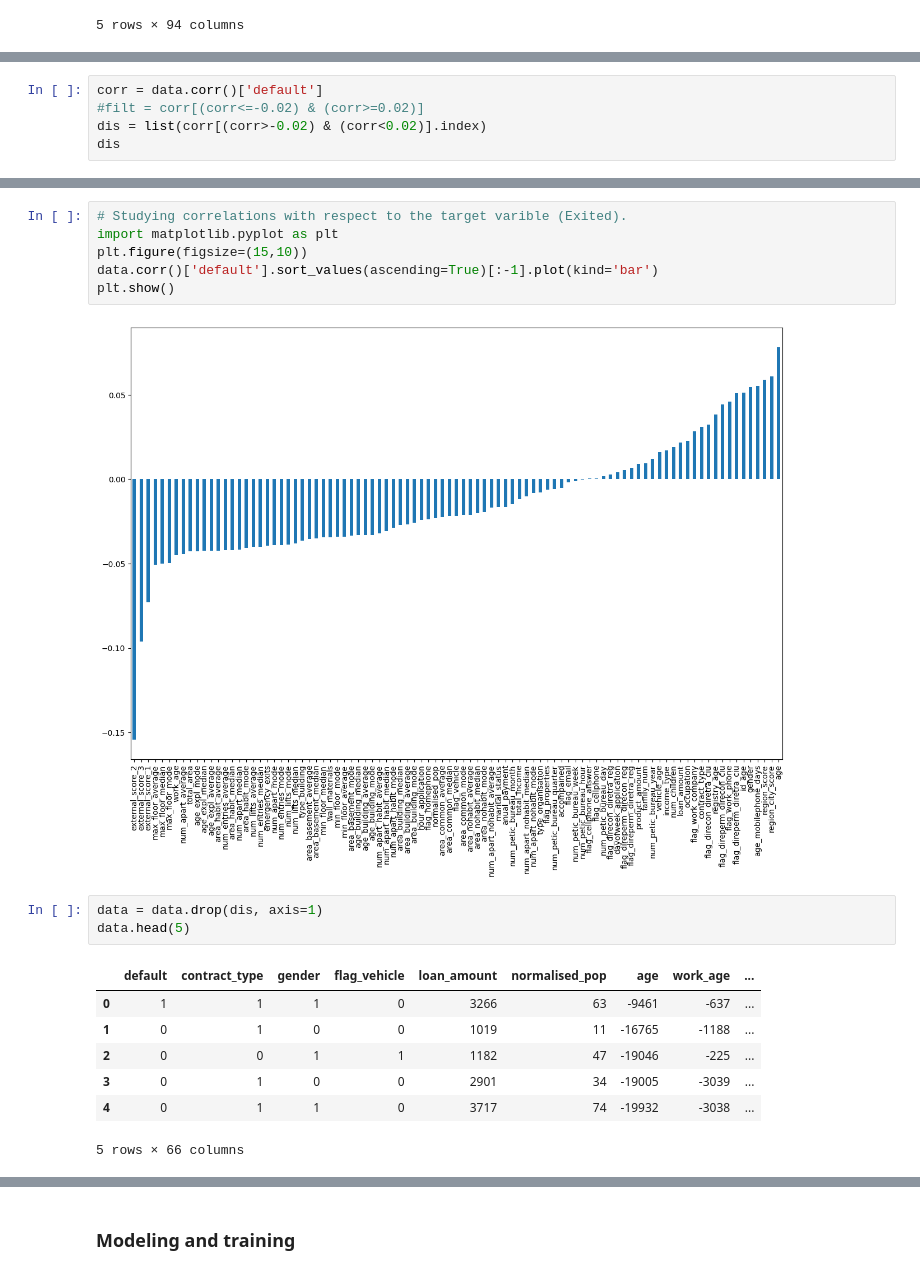
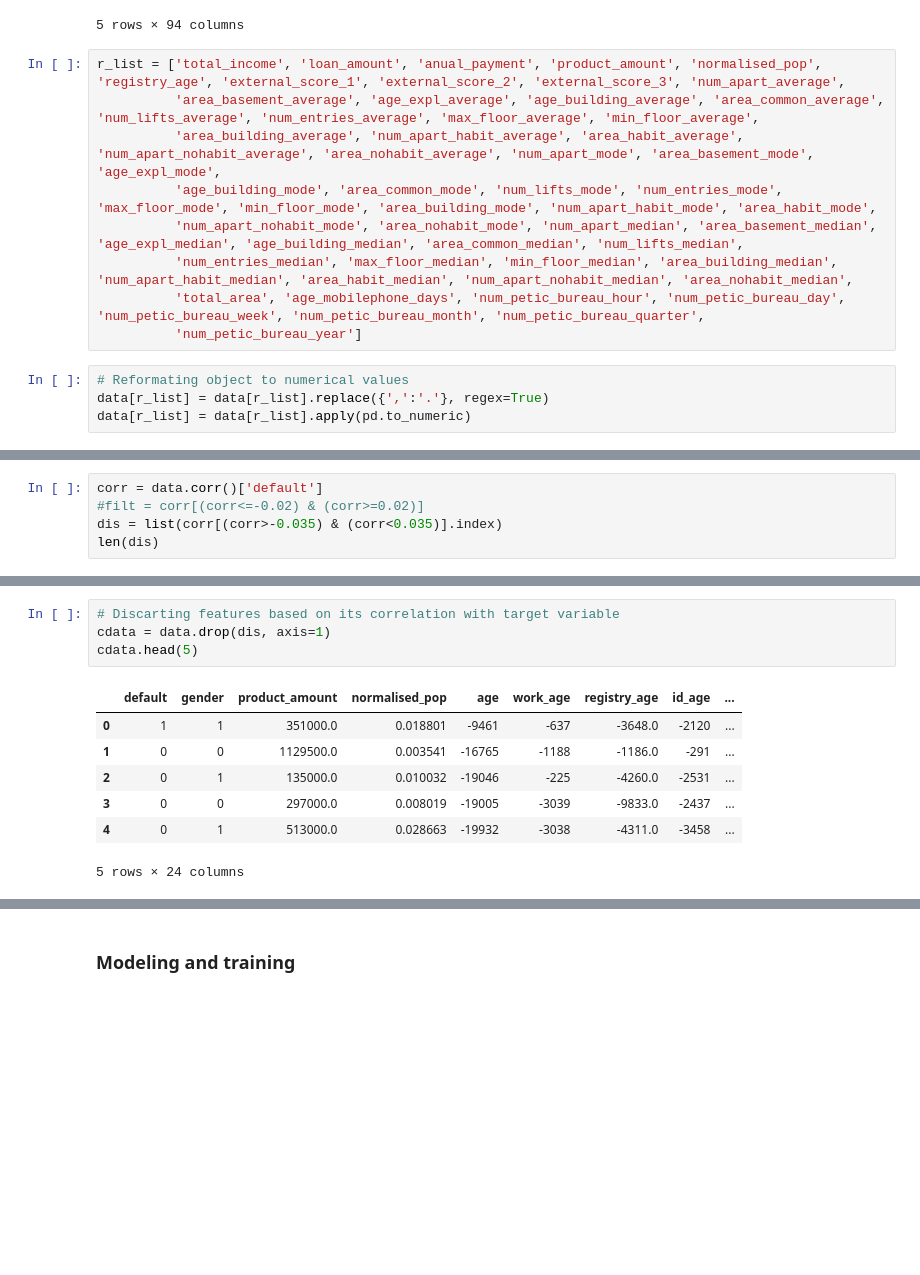
Before and after one commit to lsequera/ModellingChallenge, a Jupyter notebook: notebooks/Challenge.ipynb, the cells around one changed output, grey strips where cells are left out. Cells and saved outputs as stored; diff of their text form; blank space fills up the shorter version.

```diff
--- a/notebooks/Challenge.ipynb
+++ b/notebooks/Challenge.ipynb
@@ -63,3 +62,16 @@ data.head(5)
 | 3 | 0 | personal loan | F | N | Y | 0 | 135000 | ... |
 | 4 | 0 | personal loan | M | N | Y | 0 | 121500 | ... |
 5 rows × 94 columns
+# %%
+r_list = ['total_income', 'loan_amount', 'anual_payment', 'product_amount', 'normalised_pop', 'registry_age', 'external_score_1', 'external_score_2', 'external_score_3', 'num_apart_average',
+          'area_basement_average', 'age_expl_average', 'age_building_average', 'area_common_average', 'num_lifts_average', 'num_entries_average', 'max_floor_average', 'min_floor_average',
+          'area_building_average', 'num_apart_habit_average', 'area_habit_average', 'num_apart_nohabit_average', 'area_nohabit_average', 'num_apart_mode', 'area_basement_mode', 'age_expl_mode',
+          'age_building_mode', 'area_common_mode', 'num_lifts_mode', 'num_entries_mode', 'max_floor_mode', 'min_floor_mode', 'area_building_mode', 'num_apart_habit_mode', 'area_habit_mode',
+          'num_apart_nohabit_mode', 'area_nohabit_mode', 'num_apart_median', 'area_basement_median', 'age_expl_median', 'age_building_median', 'area_common_median', 'num_lifts_median',
+          'num_entries_median', 'max_floor_median', 'min_floor_median', 'area_building_median', 'num_apart_habit_median', 'area_habit_median', 'num_apart_nohabit_median', 'area_nohabit_median',
+          'total_area', 'age_mobilephone_days', 'num_petic_bureau_hour', 'num_petic_bureau_day', 'num_petic_bureau_week', 'num_petic_bureau_month', 'num_petic_bureau_quarter',
+          'num_petic_bureau_year']
+# %%
+# Reformating object to numerical values
+data[r_list] = data[r_list].replace({',':'.'}, regex=True)
+data[r_list] = data[r_list].apply(pd.to_numeric)
@@ -107,6 +138,6 @@ data.head(5)
 # %%
 corr = data.corr()['default']
 #filt = corr[(corr<=-0.02) & (corr>=0.02)]
-dis = list(corr[(corr>-0.02) & (corr<0.02)].index)
-dis
+dis = list(corr[(corr>-0.035) & (corr<0.035)].index)
+len(dis)
 # %% [output]
@@ -130,19 +145,12 @@ dis
-# %%
-# Studying correlations with respect to the target varible (Exited).
-import matplotlib.pyplot as plt
-plt.figure(figsize=(15,10))
-data.corr()['default'].sort_values(ascending=True)[:-1].plot(kind='bar')
-plt.show()
-# %% [output]
-[figure, removed]
 # %%
-data = data.drop(dis, axis=1)
-data.head(5)
+# Discarting features based on its correlation with target variable
+cdata = data.drop(dis, axis=1)
+cdata.head(5)
 # %% [output]
-|  | default | contract_type | gender | flag_vehicle | loan_amount | normalised_pop | age | work_age | ... |
-| 0 | 1 | 1 | 1 | 0 | 3266 | 63 | -9461 | -637 | ... |
-| 1 | 0 | 1 | 0 | 0 | 1019 | 11 | -16765 | -1188 | ... |
-| 2 | 0 | 0 | 1 | 1 | 1182 | 47 | -19046 | -225 | ... |
-| 3 | 0 | 1 | 0 | 0 | 2901 | 34 | -19005 | -3039 | ... |
-| 4 | 0 | 1 | 1 | 0 | 3717 | 74 | -19932 | -3038 | ... |
+|  | default | gender | product_amount | normalised_pop | age | work_age | registry_age | id_age | ... |
+| 0 | 1 | 1 | 351000.0 | 0.018801 | -9461 | -637 | -3648.0 | -2120 | ... |
+| 1 | 0 | 0 | 1129500.0 | 0.003541 | -16765 | -1188 | -1186.0 | -291 | ... |
+| 2 | 0 | 1 | 135000.0 | 0.010032 | -19046 | -225 | -4260.0 | -2531 | ... |
+| 3 | 0 | 0 | 297000.0 | 0.008019 | -19005 | -3039 | -9833.0 | -2437 | ... |
+| 4 | 0 | 1 | 513000.0 | 0.028663 | -19932 | -3038 | -4311.0 | -3458 | ... |
-5 rows × 66 columns
+5 rows × 24 columns
```
Also changed, not shown: parts of 40 cells of this notebook.
